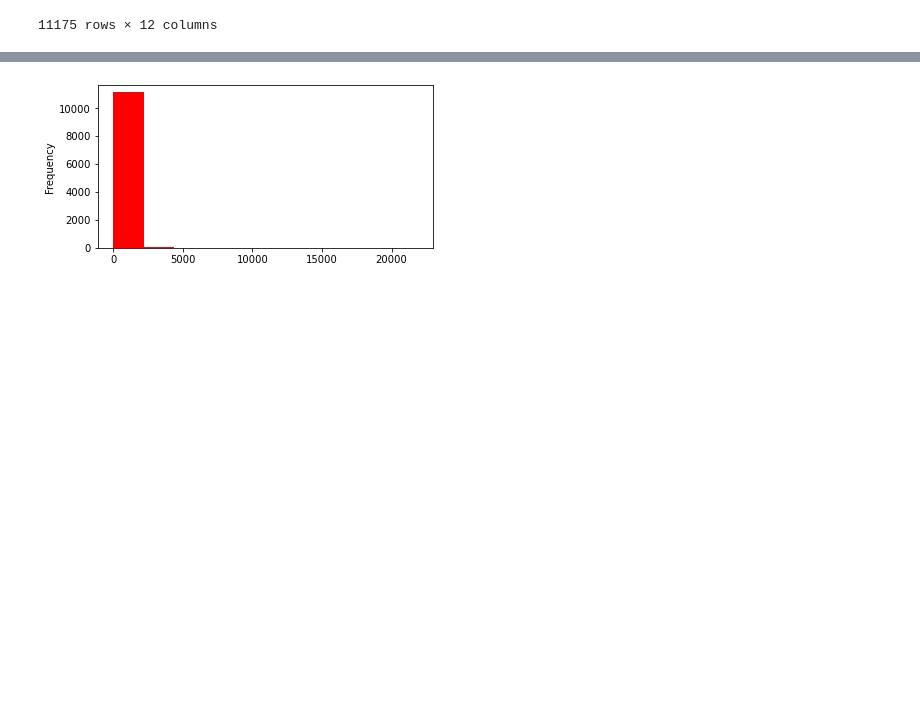
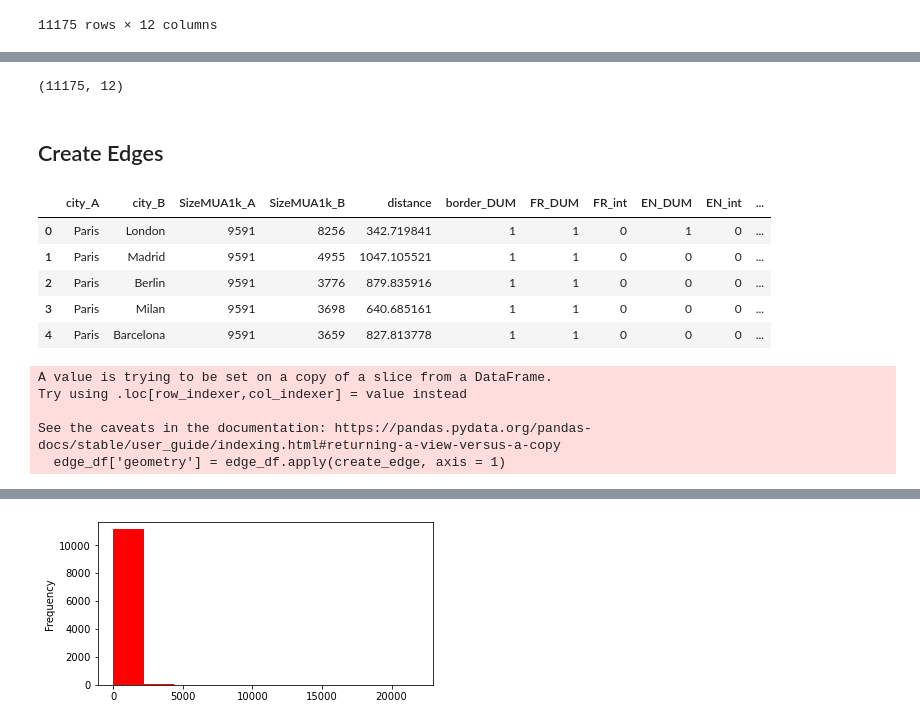
Before and after one commit to seriousdeejay/citynet, a Jupyter notebook: src/analyses/Brecht/dataframe_for_gm.ipynb, the cells around one changed output, grey strips where cells are left out. Cells and saved outputs as stored; diff of their text form; code cells hidden in the pictures; blank space fills up the shorter version.

```diff
--- a/src/analyses/Brecht/dataframe_for_gm.ipynb
+++ b/src/analyses/Brecht/dataframe_for_gm.ipynb
@@ -592,9 +572,0 @@ gravity_df['FR_int'] = np.where((gravity_df['FR'] == 1) & (gravity_df['Border']
-# %%
-# English sphere Dummy
-gravity_df['EN_DUM'] = np.where((gravity_df['CC_A'] == 'UK')|
-                            (gravity_df['CC_B'] == 'UK')|
-                            (gravity_df['CC_A'] == 'IE')|
-                            (gravity_df['CC_B'] == 'IE'), 1, 0)
-
-# is 1 if both cities in the english sphere
-gravity_df['EN_int'] = np.where((gravity_df['EN'] == 1) & (gravity_df['Border'] == 0), 1, 0)
@@ -633,0 +590,20 @@ gravity_df.to_csv(fp, index = False, sep = ";")
+# %%
+# French sphere Dummy
+gravity_df['FR_DUM'] = np.where((gravity_df['CC_A'] == 'FR')|
+                            (gravity_df['CC_B'] == 'FR')|
+                            (gravity_df['CC_A'] == 'BE')|
+                            (gravity_df['CC_B'] == 'BE'), 1, 0)
+
+# is 1 if both cities in the french sphere
+gravity_df['FR_int'] = np.where((gravity_df['FR_DUM'] == 1) & (gravity_df['border_DUM'] == 0), 1, 0)
+
+# french speaking swiss cities?!!! --> change earlier to include lang1 and lang2 from the open maps dataset
+# %%
+# English sphere Dummy
+gravity_df['EN_DUM'] = np.where((gravity_df['CC_A'] == 'UK')|
+                            (gravity_df['CC_B'] == 'UK')|
+                            (gravity_df['CC_A'] == 'IE')|
+                            (gravity_df['CC_B'] == 'IE'), 1, 0)
+
+# is 1 if both cities in the english sphere
+gravity_df['EN_int'] = np.where((gravity_df['EN_DUM'] == 1) & (gravity_df['border_DUM'] == 0), 1, 0)
@@ -633,0 +635,4 @@ gravity_df.to_csv(fp, index = False, sep = ";")
+# %%
+gravity_df.shape
+# %% [output]
+(11175, 12)
@@ -633,0 +644,11 @@ gravity_df.to_csv(fp, index = False, sep = ";")
+# %% [markdown]
+## Create Edges
+# %%
+edge_df.head()
+# %% [output]
+|  | city_A | city_B | SizeMUA1k_A | SizeMUA1k_B | distance | border_DUM | FR_DUM | FR_int | EN_DUM | EN_int | ... |
+| 0 | Paris | London | 9591 | 8256 | 342.719841 | 1 | 1 | 0 | 1 | 0 | ... |
+| 1 | Paris | Madrid | 9591 | 4955 | 1047.105521 | 1 | 1 | 0 | 0 | 0 | ... |
+| 2 | Paris | Berlin | 9591 | 3776 | 879.835916 | 1 | 1 | 0 | 0 | 0 | ... |
+| 3 | Paris | Milan | 9591 | 3698 | 640.685161 | 1 | 1 | 0 | 0 | 0 | ... |
+| 4 | Paris | Barcelona | 9591 | 3659 | 827.813778 | 1 | 1 | 0 | 0 | 0 | ... |
@@ -633,0 +659,9 @@ gravity_df.to_csv(fp, index = False, sep = ";")
+# %%
+# test line creation
+edge_df['geometry'] = edge_df.apply(create_edge, axis = 1)
+# %% [output]
+A value is trying to be set on a copy of a slice from a DataFrame.
+Try using .loc[row_indexer,col_indexer] = value instead
+
+See the caveats in the documentation: https://pandas.pydata.org/pandas-docs/stable/user_guide/indexing.html#returning-a-view-versus-a-copy
+  edge_df['geometry'] = edge_df.apply(create_edge, axis = 1)
```
Also changed, not shown: parts of 31 cells of this notebook, 6 other files.
